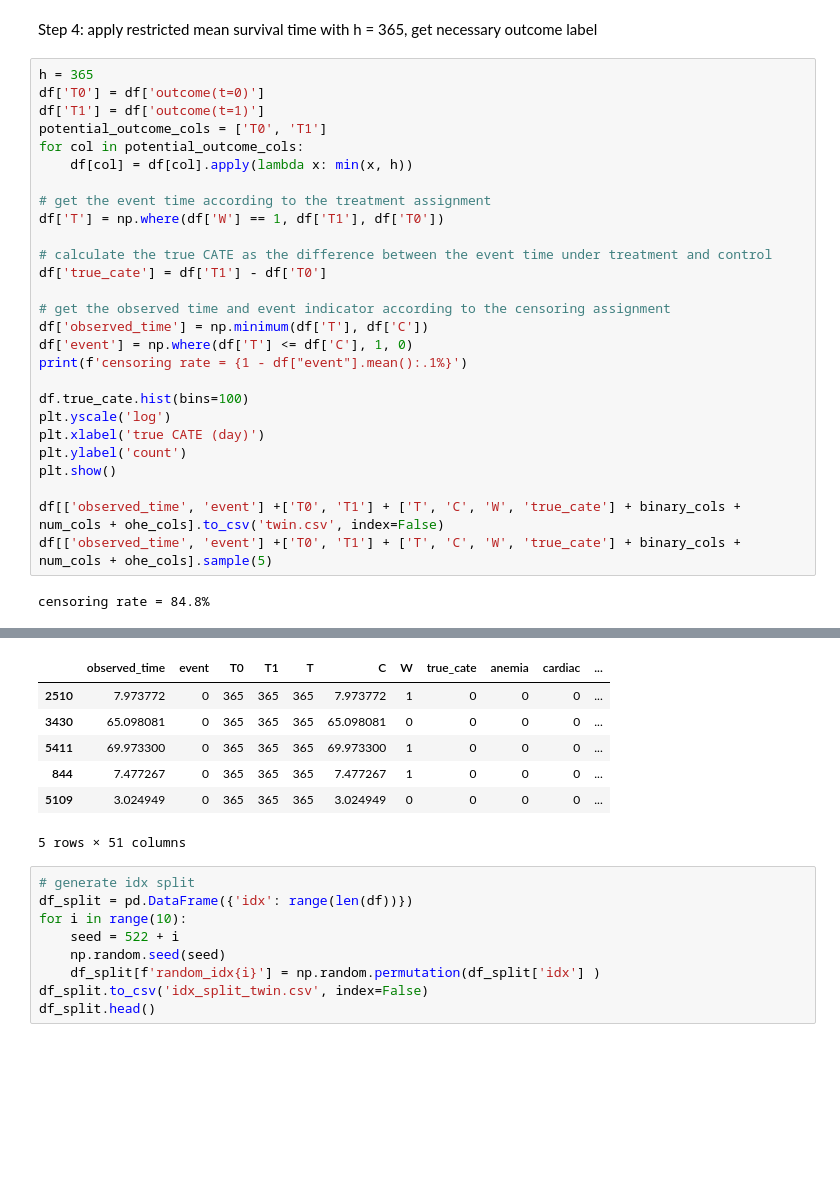
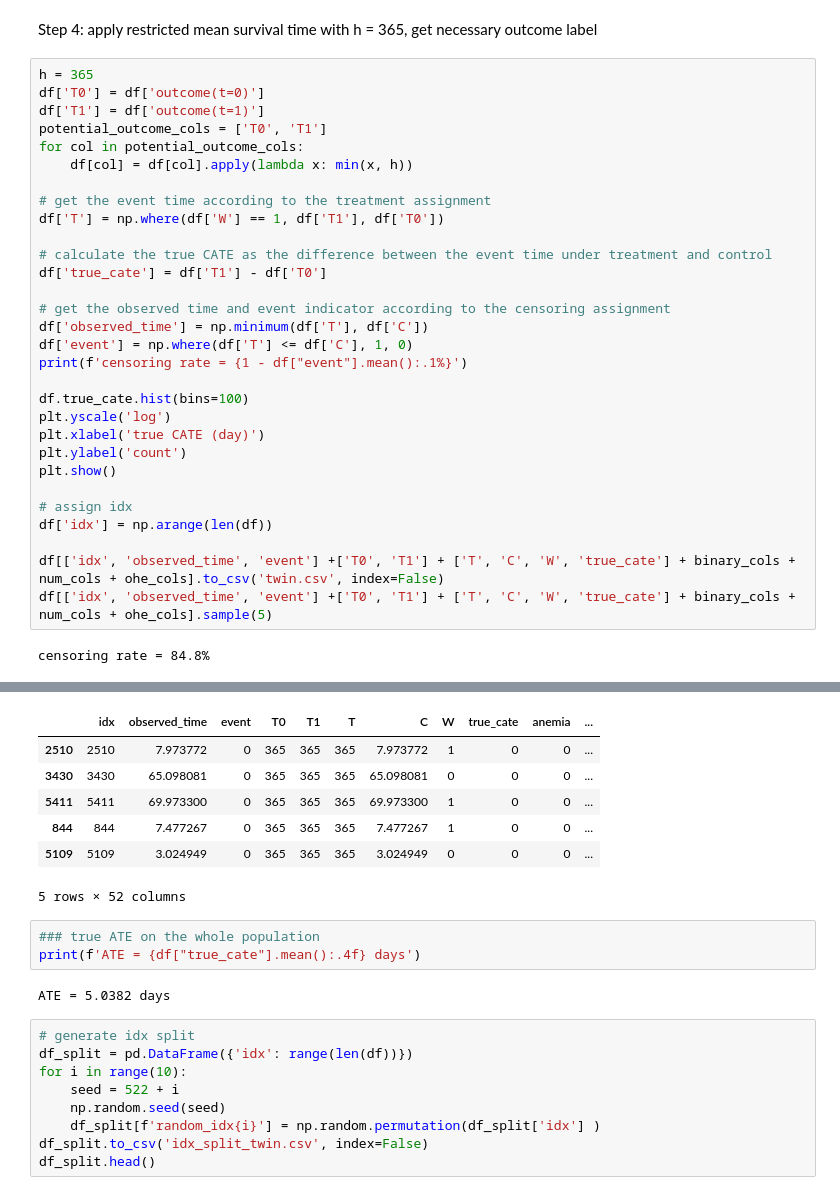
Before and after one commit to snoroozi/SurvHTE-Bench-PN, a Jupyter notebook: real_data/prepare_twin_data.ipynb, the cells around one changed output, grey strips where cells are left out. Saved outputs shown, nothing was run; the diff lists cells and outputs as text; blank space fills up the shorter version.

Commit message:
add idx col in twin data

```diff
--- a/real_data/prepare_twin_data.ipynb
+++ b/real_data/prepare_twin_data.ipynb
@@ -91,40 +91,48 @@ Step 4: apply restricted mean survival time with h = 365, get necessary outcome
 # %%
 h = 365
 df['T0'] = df['outcome(t=0)']
 df['T1'] = df['outcome(t=1)']
 potential_outcome_cols = ['T0', 'T1']
 for col in potential_outcome_cols:
     df[col] = df[col].apply(lambda x: min(x, h))
 
 # get the event time according to the treatment assignment
 df['T'] = np.where(df['W'] == 1, df['T1'], df['T0'])
 
 # calculate the true CATE as the difference between the event time under treatment and control
 df['true_cate'] = df['T1'] - df['T0']
 
 # get the observed time and event indicator according to the censoring assignment
 df['observed_time'] = np.minimum(df['T'], df['C'])
 df['event'] = np.where(df['T'] <= df['C'], 1, 0)
 print(f'censoring rate = {1 - df["event"].mean():.1%}')
 
 df.true_cate.hist(bins=100)
 plt.yscale('log')
 plt.xlabel('true CATE (day)')
 plt.ylabel('count')
 plt.show()
 
-df[['observed_time', 'event'] +['T0', 'T1'] + ['T', 'C', 'W', 'true_cate'] + binary_cols + num_cols + ohe_cols].to_csv('twin.csv', index=False)
-df[['observed_time', 'event'] +['T0', 'T1'] + ['T', 'C', 'W', 'true_cate'] + binary_cols + num_cols + ohe_cols].sample(5)
+# assign idx
+df['idx'] = np.arange(len(df))
+
+df[['idx', 'observed_time', 'event'] +['T0', 'T1'] + ['T', 'C', 'W', 'true_cate'] + binary_cols + num_cols + ohe_cols].to_csv('twin.csv', index=False)
+df[['idx', 'observed_time', 'event'] +['T0', 'T1'] + ['T', 'C', 'W', 'true_cate'] + binary_cols + num_cols + ohe_cols].sample(5)
 # %% [output]
 censoring rate = 84.8%
 [figure]
-|  | observed_time | event | T0 | T1 | T | C | W | true_cate | anemia | cardiac | ... |
-| 2510 | 7.973772 | 0 | 365 | 365 | 365 | 7.973772 | 1 | 0 | 0 | 0 | ... |
-| 3430 | 65.098081 | 0 | 365 | 365 | 365 | 65.098081 | 0 | 0 | 0 | 0 | ... |
-| 5411 | 69.973300 | 0 | 365 | 365 | 365 | 69.973300 | 1 | 0 | 0 | 0 | ... |
-| 844 | 7.477267 | 0 | 365 | 365 | 365 | 7.477267 | 1 | 0 | 0 | 0 | ... |
-| 5109 | 3.024949 | 0 | 365 | 365 | 365 | 3.024949 | 0 | 0 | 0 | 0 | ... |
+|  | idx | observed_time | event | T0 | T1 | T | C | W | true_cate | anemia | ... |
+| 2510 | 2510 | 7.973772 | 0 | 365 | 365 | 365 | 7.973772 | 1 | 0 | 0 | ... |
+| 3430 | 3430 | 65.098081 | 0 | 365 | 365 | 365 | 65.098081 | 0 | 0 | 0 | ... |
+| 5411 | 5411 | 69.973300 | 0 | 365 | 365 | 365 | 69.973300 | 1 | 0 | 0 | ... |
+| 844 | 844 | 7.477267 | 0 | 365 | 365 | 365 | 7.477267 | 1 | 0 | 0 | ... |
+| 5109 | 5109 | 3.024949 | 0 | 365 | 365 | 365 | 3.024949 | 0 | 0 | 0 | ... |
-5 rows × 51 columns
+5 rows × 52 columns
+# %%
+### true ATE on the whole population
+print(f'ATE = {df["true_cate"].mean():.4f} days')
+# %% [output]
+ATE = 5.0382 days
 # %%
 # generate idx split
 df_split = pd.DataFrame({'idx': range(len(df))})
```
Also changed, not shown: parts of 1 cell of this notebook, 1 other file.
